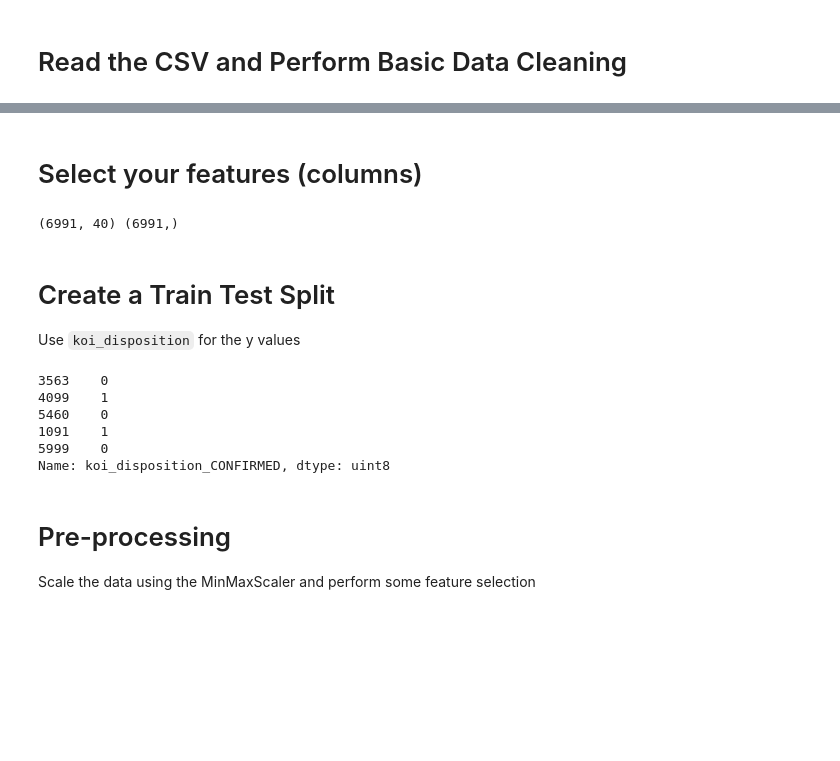
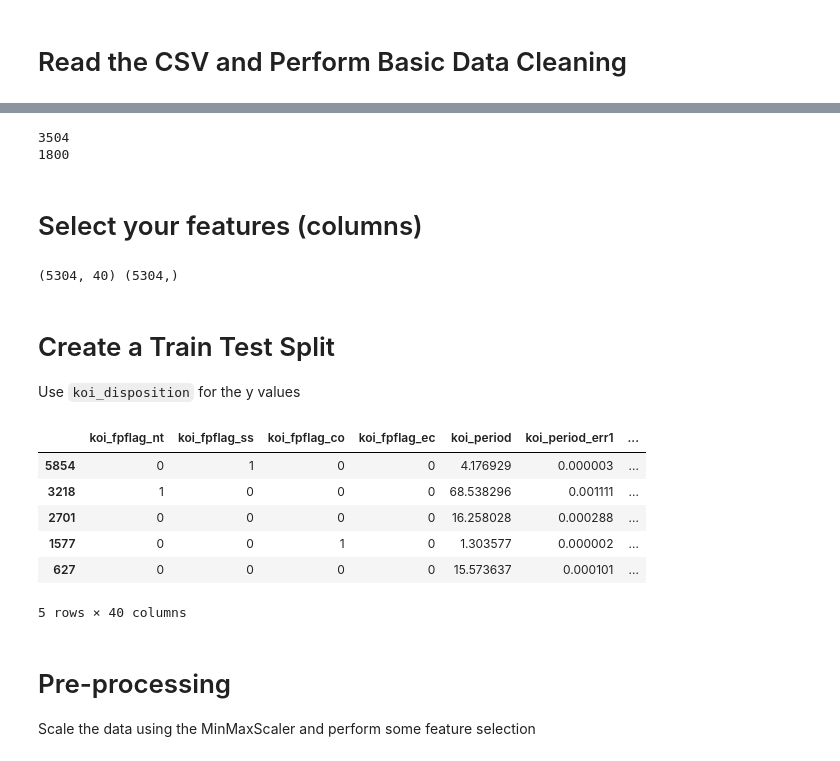
Before and after one commit to Munseaux/machine-learning-challenge, a Jupyter notebook: deep_learning.ipynb, the cells around one changed output, grey strips where cells are left out. Saved outputs shown, nothing was run; the diff lists cells and outputs as text; code cells hidden in the pictures; blank space fills up the shorter version.

```diff
--- a/deep_learning.ipynb
+++ b/deep_learning.ipynb
@@ -41,8 +32,22 @@ df.head()
+# %%
+target = df["koi_disposition"]
+target_names = ["CONFIRMED", "FALSE POSITIVE"]
+
+candidates = df[df["koi_disposition"] == "CANDIDATE"]
+df = df[df["koi_disposition"] != "CANDIDATE"]
+
+false = df[df["koi_disposition"] == "FALSE POSITIVE"]
+true = df[df["koi_disposition"] == "CONFIRMED"]
+print(len(false))
+print(len(true))
+# %% [output]
+3504
+1800
 # %% [markdown]
 # Select your features (columns)
 # %%
-target = df["koi_disposition"]
-target_names = ["CONFIRMED", "FALSE POSITIVE"]
+
+
 data = df.drop("koi_disposition", axis=1)
 #using the top X's from the random forest.
 feature_names = df[['koi_fpflag_co','koi_fpflag_nt', 'koi_fpflag_ss', 'koi_model_snr', 'koi_prad', 'koi_duration_err2', 'koi_duration_err1', 'koi_fpflag_ec', 'koi_prad_err2', 'koi_steff_err2', 'koi_prad_err1', 'koi_steff_err1', 'koi_time0bk_err1', 'koi_time0bk_err2', 'koi_period', 'koi_depth', 'koi_duration']]
@@ -56,7 +61,7 @@ encoded_y
 y = encoded_y
 print(X.shape, y.shape)
 # %% [output]
-(6991, 40) (6991,)
+(5304, 40) (5304,)
 # %% [markdown]
 # Create a Train Test Split
 
@@ -66,14 +71,14 @@ X_train, X_test, y_train, y_test = train_test_split(
     X, y, random_state=1)
 # %%
 X_train.head()
-y_train.head()
 # %% [output]
+|  | koi_fpflag_nt | koi_fpflag_ss | koi_fpflag_co | koi_fpflag_ec | koi_period | koi_period_err1 | ... |
+| 5854 | 0 | 1 | 0 | 0 | 4.176929 | 0.000003 | ... |
+| 3218 | 1 | 0 | 0 | 0 | 68.538296 | 0.001111 | ... |
+| 2701 | 0 | 0 | 0 | 0 | 16.258028 | 0.000288 | ... |
+| 1577 | 0 | 0 | 1 | 0 | 1.303577 | 0.000002 | ... |
+| 627 | 0 | 0 | 0 | 0 | 15.573637 | 0.000101 | ... |
-3563    0
-4099    1
-5460    0
-1091    1
-5999    0
-Name: koi_disposition_CONFIRMED, dtype: uint8
+5 rows × 40 columns
 # %% [markdown]
 # Pre-processing
 
```
Also changed, not shown: parts of 9 cells of this notebook, 1 other file.
